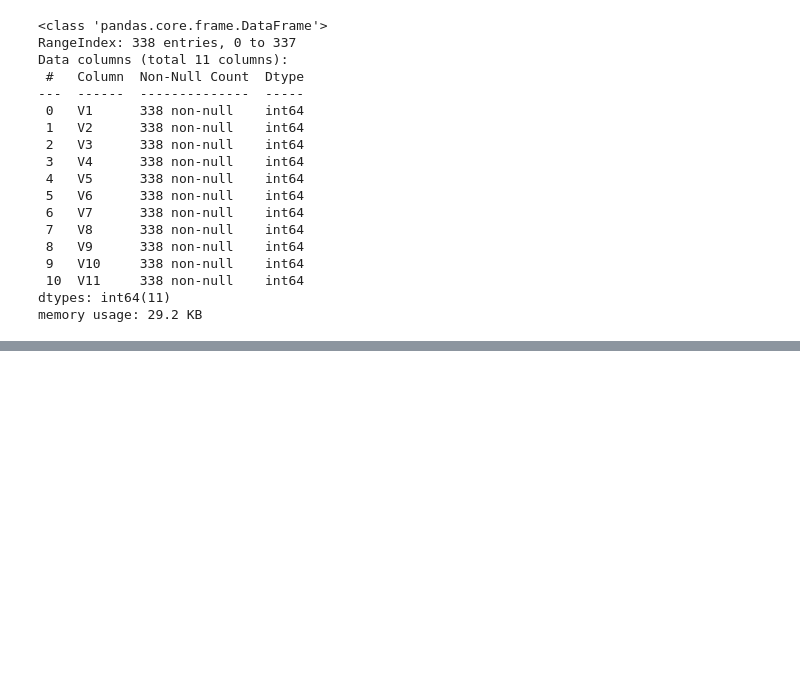
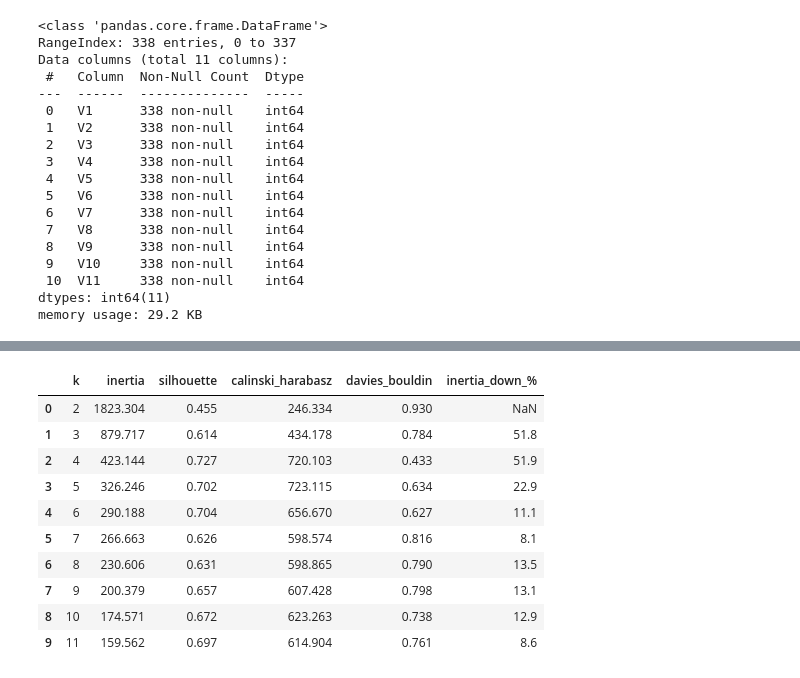
Before and after one commit to SashaVeremchuk/ITMO-data-analysis, a Jupyter notebook: 2_cluster_kmeans.ipynb, the cells around one changed output, grey strips where cells are left out. Drawn from its saved outputs; the diff is of its cells as text; code cells hidden in the pictures; blank space fills up the shorter version.

```diff
--- a/2_cluster_kmeans.ipynb
+++ b/2_cluster_kmeans.ipynb
@@ -100,0 +127,23 @@ plt.show()
+# %%
+rows = []
+for k in range(2, 12):
+    model = KMeans(n_clusters=k, n_init=10, random_state=42).fit(df)
+    rows.append({"k": k, "inertia": model.inertia_,
+                 "silhouette": silhouette_score(df, model.labels_),
+                 "calinski_harabasz": calinski_harabasz_score(df, model.labels_),
+                 "davies_bouldin": davies_bouldin_score(df, model.labels_)})
+scores = pd.DataFrame(rows)
+scores["inertia_down_%"] = (-scores.inertia.pct_change() * 100).round(1)
+scores.round(3)
+# %% [output]
+|  | k | inertia | silhouette | calinski_harabasz | davies_bouldin | inertia_down_% |
+| 0 | 2 | 1823.304 | 0.455 | 246.334 | 0.930 | NaN |
+| 1 | 3 | 879.717 | 0.614 | 434.178 | 0.784 | 51.8 |
+| 2 | 4 | 423.144 | 0.727 | 720.103 | 0.433 | 51.9 |
+| 3 | 5 | 326.246 | 0.702 | 723.115 | 0.634 | 22.9 |
+| 4 | 6 | 290.188 | 0.704 | 656.670 | 0.627 | 11.1 |
+| 5 | 7 | 266.663 | 0.626 | 598.574 | 0.816 | 8.1 |
+| 6 | 8 | 230.606 | 0.631 | 598.865 | 0.790 | 13.5 |
+| 7 | 9 | 200.379 | 0.657 | 607.428 | 0.798 | 13.1 |
+| 8 | 10 | 174.571 | 0.672 | 623.263 | 0.738 | 12.9 |
+| 9 | 11 | 159.562 | 0.697 | 614.904 | 0.761 | 8.6 |
```
Also changed, not shown: parts of 29 cells of this notebook.
